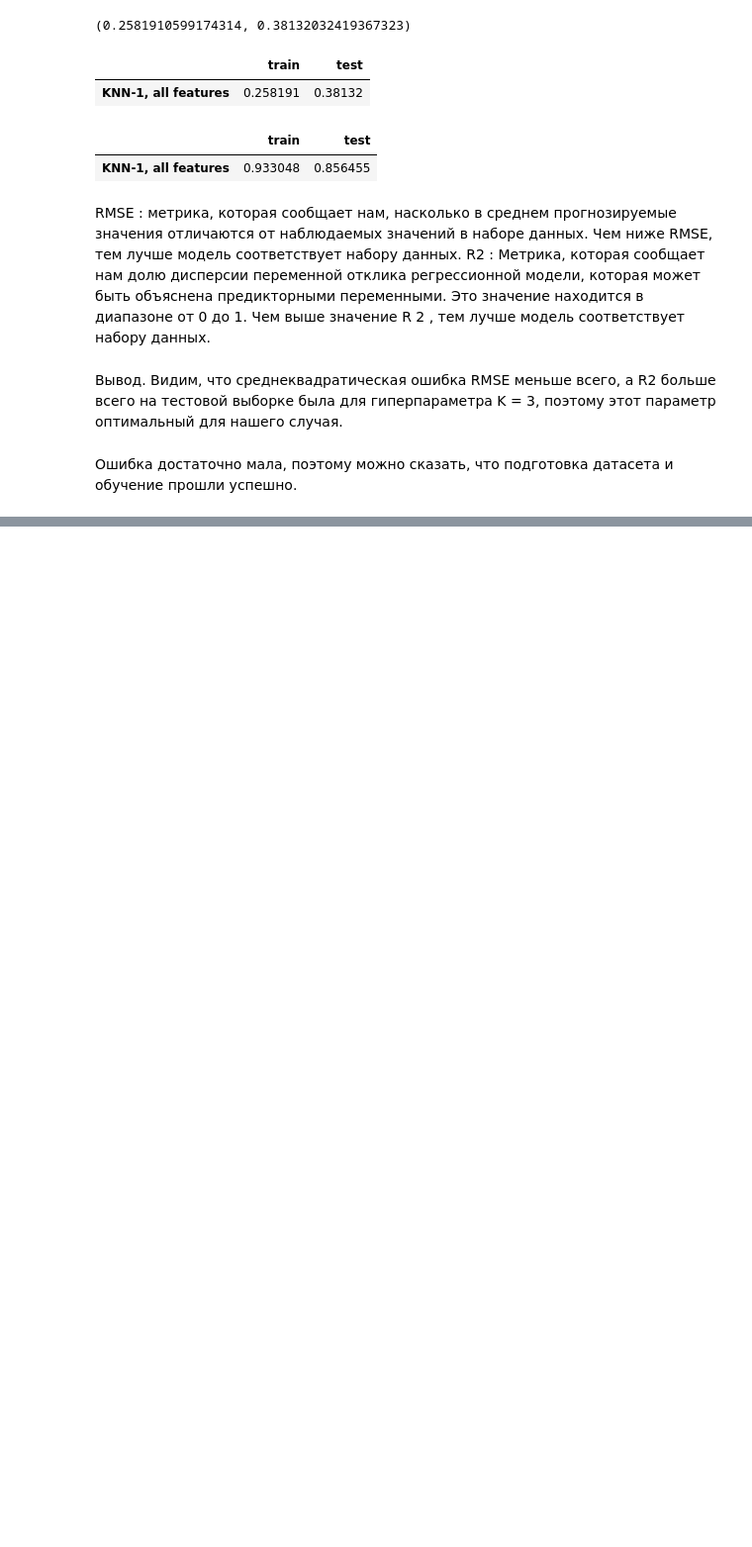
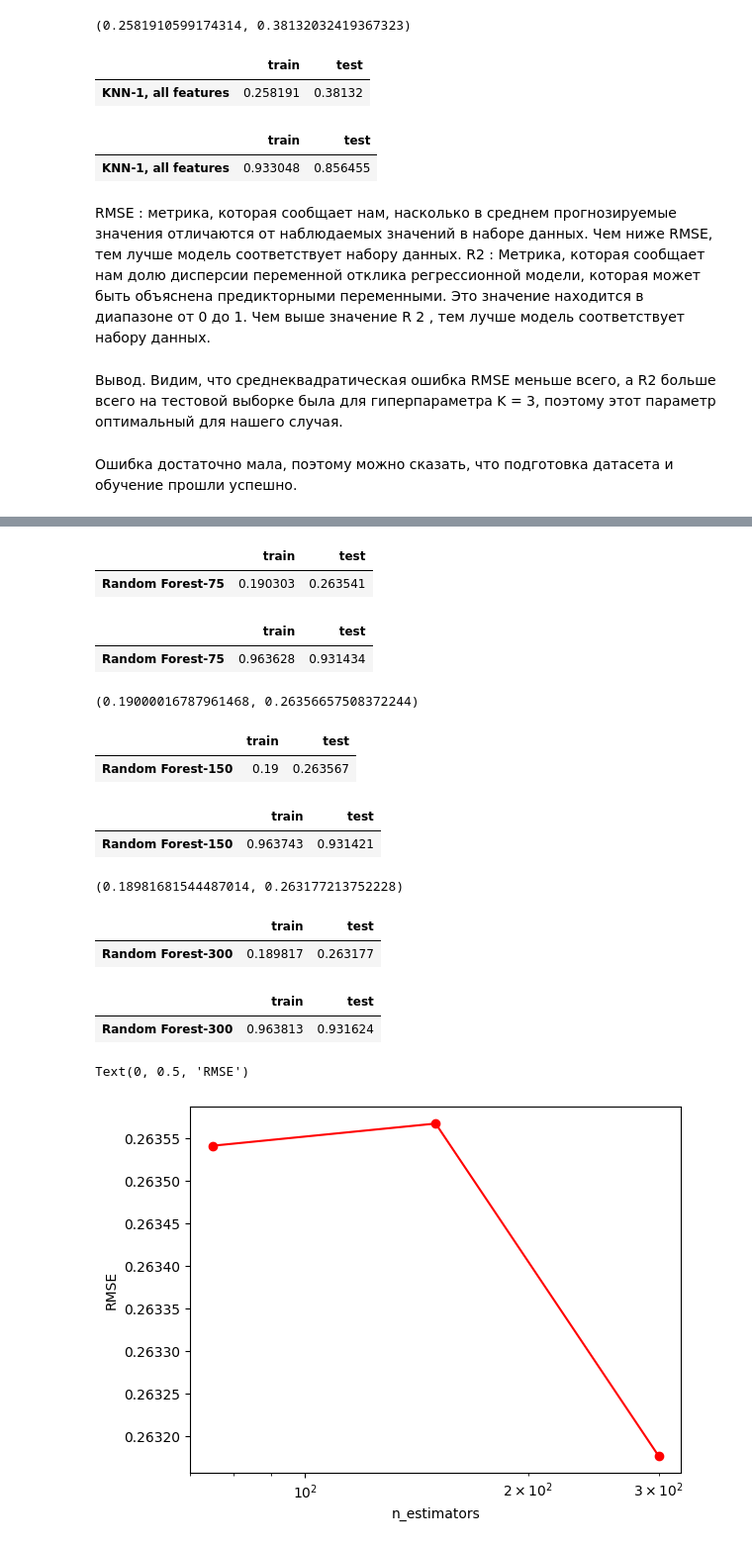
Before and after one commit to VladislavSattarov/MachineLearning, a Jupyter notebook: ML_CarSales.ipynb, the cells around one changed output, grey strips where cells are left out. Shown at 99% size. Cells and saved outputs as stored; diff of their text form; code cells hidden in the pictures; blank space fills up the shorter version.

```diff
--- a/ML_CarSales.ipynb
+++ b/ML_CarSales.ipynb
@@ -852,0 +874,80 @@ R2 : Метрика, которая сообщает нам долю диспе
+# %%
+R2_train = r2_score(y_train, y_train_predict)
+R2_test  = r2_score(y_test,  y_test_predict)
+RMSE_table = pd.DataFrame(columns=('train', 'test'))
+RMSE_table.loc['Random Forest-75', :] = (RMSE_train, RMSE_test)
+RMSE_table
+# %% [output]
+|  | train | test |
+| Random Forest-75 | 0.190303 | 0.263541 |
+# %%
+R2_table = pd.DataFrame(columns=('train', 'test'))
+R2_table.loc['Random Forest-75', :] = (R2_train, R2_test)
+R2_table
+# %% [output]
+|  | train | test |
+| Random Forest-75 | 0.963628 | 0.931434 |
+# %%
+    rfc = RandomForestRegressor(n_estimators=150)
+    rfc.fit(X_train, y_train)
+    y_train_predict = rfc.predict(X_train)
+    y_test_predict = rfc.predict(X_test)
+
+    RMSE_train = mean_squared_error(y_train, y_train_predict)**.5
+    RMSE_test  = mean_squared_error(y_test,  y_test_predict)**.5
+    RMSE_train, RMSE_test
+# %% [output]
+(0.19000016787961468, 0.26356657508372244)
+# %%
+R2_train = r2_score(y_train, y_train_predict)
+R2_test  = r2_score(y_test,  y_test_predict)
+RMSE_table = pd.DataFrame(columns=('train', 'test'))
+RMSE_table.loc['Random Forest-150', :] = (RMSE_train, RMSE_test)
+RMSE_table
+# %% [output]
+|  | train | test |
+| Random Forest-150 | 0.19 | 0.263567 |
+# %%
+R2_table = pd.DataFrame(columns=('train', 'test'))
+R2_table.loc['Random Forest-150', :] = (R2_train, R2_test)
+R2_table
+# %% [output]
+|  | train | test |
+| Random Forest-150 | 0.963743 | 0.931421 |
+# %%
+    rfc = RandomForestRegressor(n_estimators=300)
+    rfc.fit(X_train, y_train)
+    y_train_predict = rfc.predict(X_train)
+    y_test_predict = rfc.predict(X_test)
+
+    RMSE_train = mean_squared_error(y_train, y_train_predict)**.5
+    RMSE_test  = mean_squared_error(y_test,  y_test_predict)**.5
+    RMSE_train, RMSE_test
+# %% [output]
+(0.18981681544487014, 0.263177213752228)
+# %%
+R2_train = r2_score(y_train, y_train_predict)
+R2_test  = r2_score(y_test,  y_test_predict)
+RMSE_table = pd.DataFrame(columns=('train', 'test'))
+RMSE_table.loc['Random Forest-300', :] = (RMSE_train, RMSE_test)
+RMSE_table
+# %% [output]
+|  | train | test |
+| Random Forest-300 | 0.189817 | 0.263177 |
+# %%
+R2_table = pd.DataFrame(columns=('train', 'test'))
+R2_table.loc['Random Forest-300', :] = (R2_train, R2_test)
+R2_table
+# %% [output]
+|  | train | test |
+| Random Forest-300 | 0.963813 | 0.931624 |
+# %%
+RMSEarr = [0.263541, 0.263567, 0.263177]
+r2arr = [0.931434, 0.931421, 0.931624]
+vals = [75, 150, 300]
+plt.semilogx(vals, RMSEarr, 'r-o', label = 'test')
+plt.xlabel('n_estimators')
+plt.ylabel('RMSE')
+# %% [output]
+Text(0, 0.5, 'RMSE')
+[figure, added]
```
Also changed, not shown: parts of 15 cells of this notebook.
